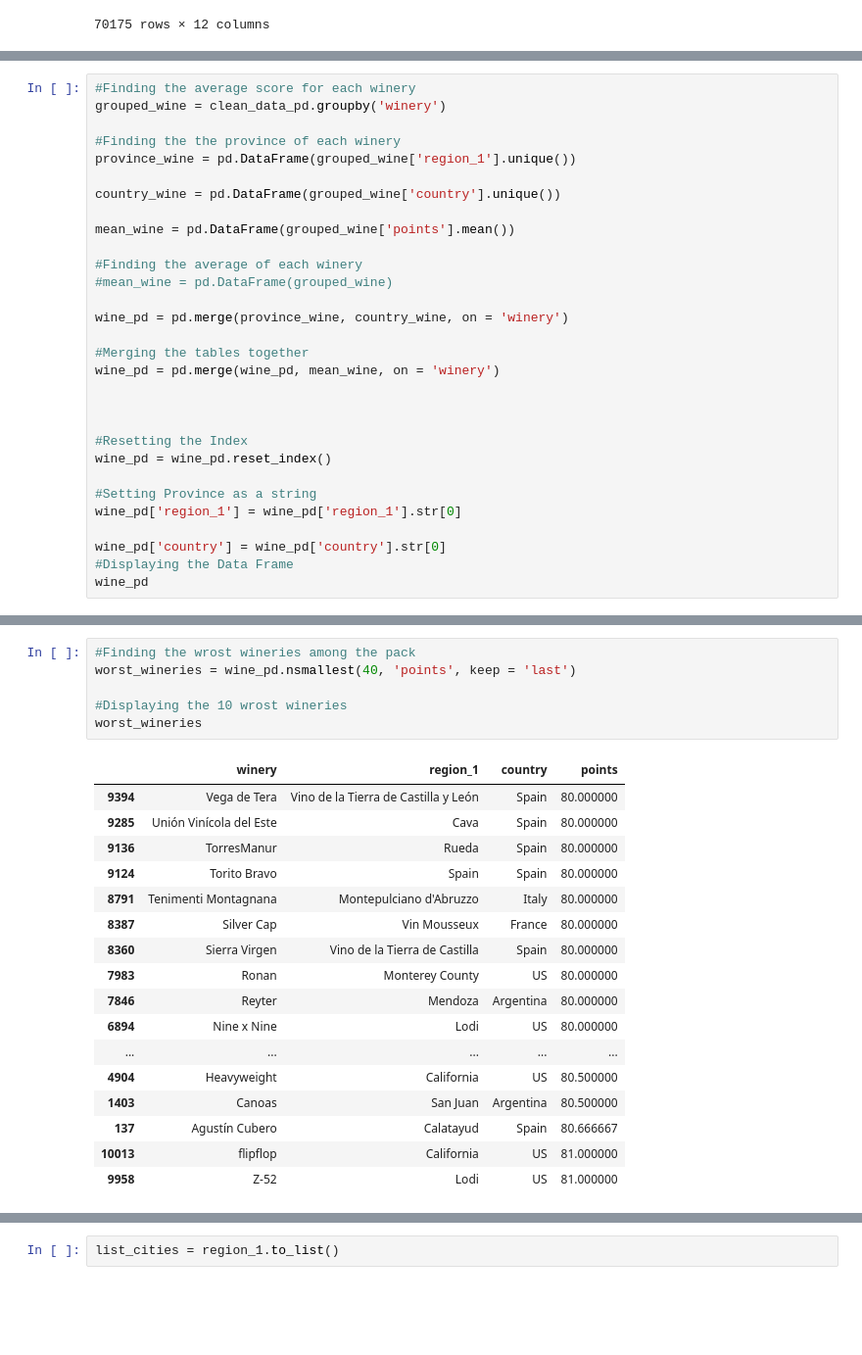
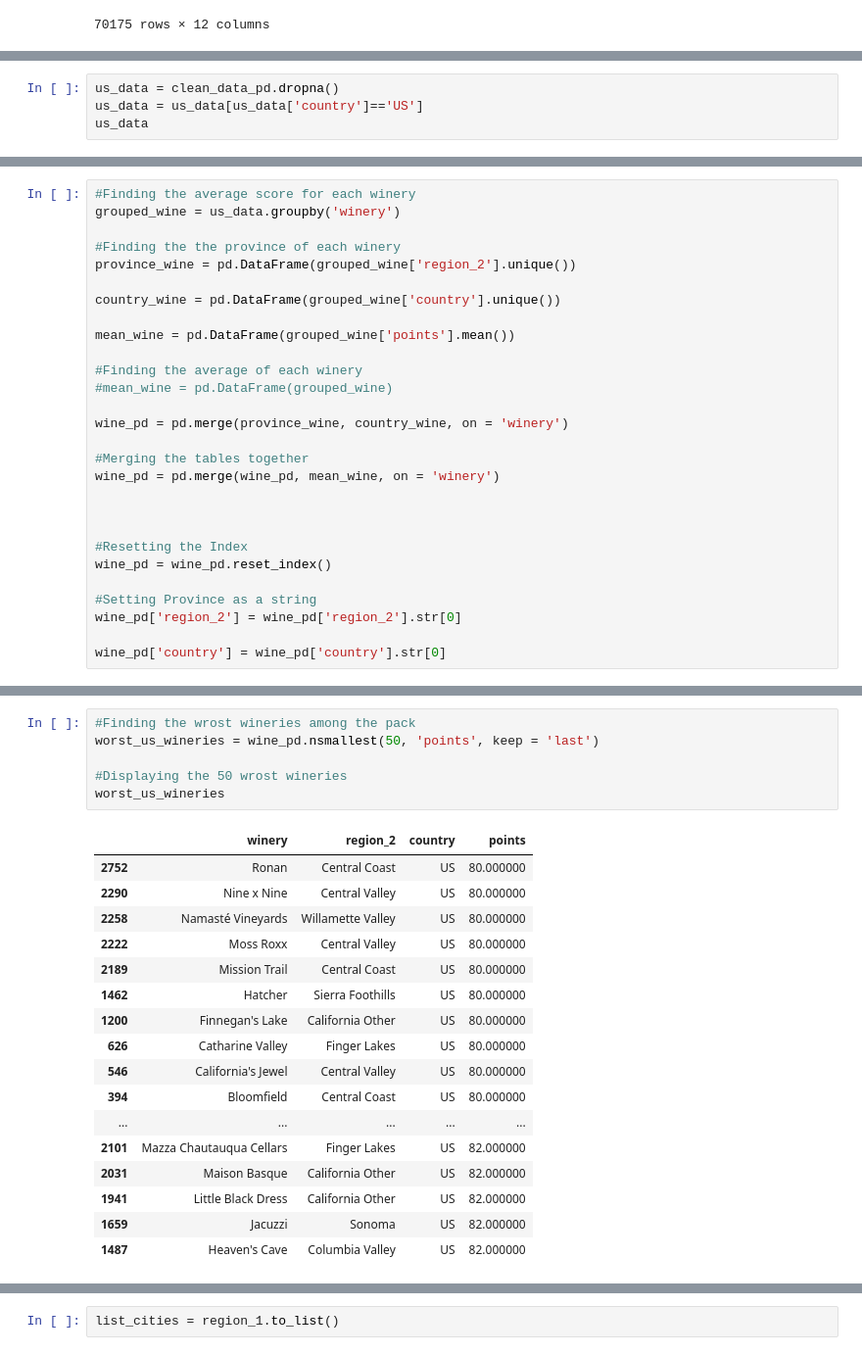
Before and after one commit to j1candel/Wine-Analysis-, a Jupyter notebook: wine-analysis .ipynb, the cells around one changed output, grey strips where cells are left out. Shown at 98% size. Drawn from its saved outputs; the diff is of its cells as text; blank space fills up the shorter version.

```diff
--- a/wine-analysis .ipynb
+++ b/wine-analysis .ipynb
@@ -38,0 +37,4 @@ clean_data_pd
+# %%
+us_data = clean_data_pd.dropna()
+us_data = us_data[us_data['country']=='US']
+us_data
@@ -39,9 +55,9 @@ clean_data_pd
 # %%
 #Finding the average score for each winery
-grouped_wine = clean_data_pd.groupby('winery')
+grouped_wine = us_data.groupby('winery')
 
 #Finding the the province of each winery
-province_wine = pd.DataFrame(grouped_wine['region_1'].unique())
+province_wine = pd.DataFrame(grouped_wine['region_2'].unique())
 
 country_wine = pd.DataFrame(grouped_wine['country'].unique())
 
@@ -61,8 +77,6 @@ wine_pd = pd.merge(wine_pd, mean_wine, on = 'winery')
 wine_pd = wine_pd.reset_index()
 
 #Setting Province as a string
-wine_pd['region_1'] = wine_pd['region_1'].str[0]
+wine_pd['region_2'] = wine_pd['region_2'].str[0]
 
 wine_pd['country'] = wine_pd['country'].str[0]
-#Displaying the Data Frame
-wine_pd
@@ -83,26 +100,26 @@ wine_pd
 # %%
 #Finding the wrost wineries among the pack
-worst_wineries = wine_pd.nsmallest(40, 'points', keep = 'last')
+worst_us_wineries = wine_pd.nsmallest(50, 'points', keep = 'last')
 
-#Displaying the 10 wrost wineries
-worst_wineries
+#Displaying the 50 wrost wineries
+worst_us_wineries
 # %% [output]
-|  | winery | region_1 | country | points |
-| 9394 | Vega de Tera | Vino de la Tierra de Castilla y León | Spain | 80.000000 |
-| 9285 | Unión Vinícola del Este | Cava | Spain | 80.000000 |
-| 9136 | TorresManur | Rueda | Spain | 80.000000 |
-| 9124 | Torito Bravo | Spain | Spain | 80.000000 |
-| 8791 | Tenimenti Montagnana | Montepulciano d'Abruzzo | Italy | 80.000000 |
-| 8387 | Silver Cap | Vin Mousseux | France | 80.000000 |
-| 8360 | Sierra Virgen | Vino de la Tierra de Castilla | Spain | 80.000000 |
-| 7983 | Ronan | Monterey County | US | 80.000000 |
-| 7846 | Reyter | Mendoza | Argentina | 80.000000 |
-| 6894 | Nine x Nine | Lodi | US | 80.000000 |
+|  | winery | region_2 | country | points |
+| 2752 | Ronan | Central Coast | US | 80.000000 |
+| 2290 | Nine x Nine | Central Valley | US | 80.000000 |
+| 2258 | Namasté Vineyards | Willamette Valley | US | 80.000000 |
+| 2222 | Moss Roxx | Central Valley | US | 80.000000 |
+| 2189 | Mission Trail | Central Coast | US | 80.000000 |
+| 1462 | Hatcher | Sierra Foothills | US | 80.000000 |
+| 1200 | Finnegan's Lake | California Other | US | 80.000000 |
+| 626 | Catharine Valley | Finger Lakes | US | 80.000000 |
+| 546 | California's Jewel | Central Valley | US | 80.000000 |
+| 394 | Bloomfield | Central Coast | US | 80.000000 |
 | ... | ... | ... | ... | ... |
-| 4904 | Heavyweight | California | US | 80.500000 |
-| 1403 | Canoas | San Juan | Argentina | 80.500000 |
-| 137 | Agustín Cubero | Calatayud | Spain | 80.666667 |
-| 10013 | flipflop | California | US | 81.000000 |
-| 9958 | Z-52 | Lodi | US | 81.000000 |
+| 2101 | Mazza Chautauqua Cellars | Finger Lakes | US | 82.000000 |
+| 2031 | Maison Basque | California Other | US | 82.000000 |
+| 1941 | Little Black Dress | California Other | US | 82.000000 |
+| 1659 | Jacuzzi | Sonoma | US | 82.000000 |
+| 1487 | Heaven's Cave | Columbia Valley | US | 82.000000 |
 # %%
 #Finding the best wineries among the pack
```
Also changed, not shown: parts of 13 cells of this notebook.
